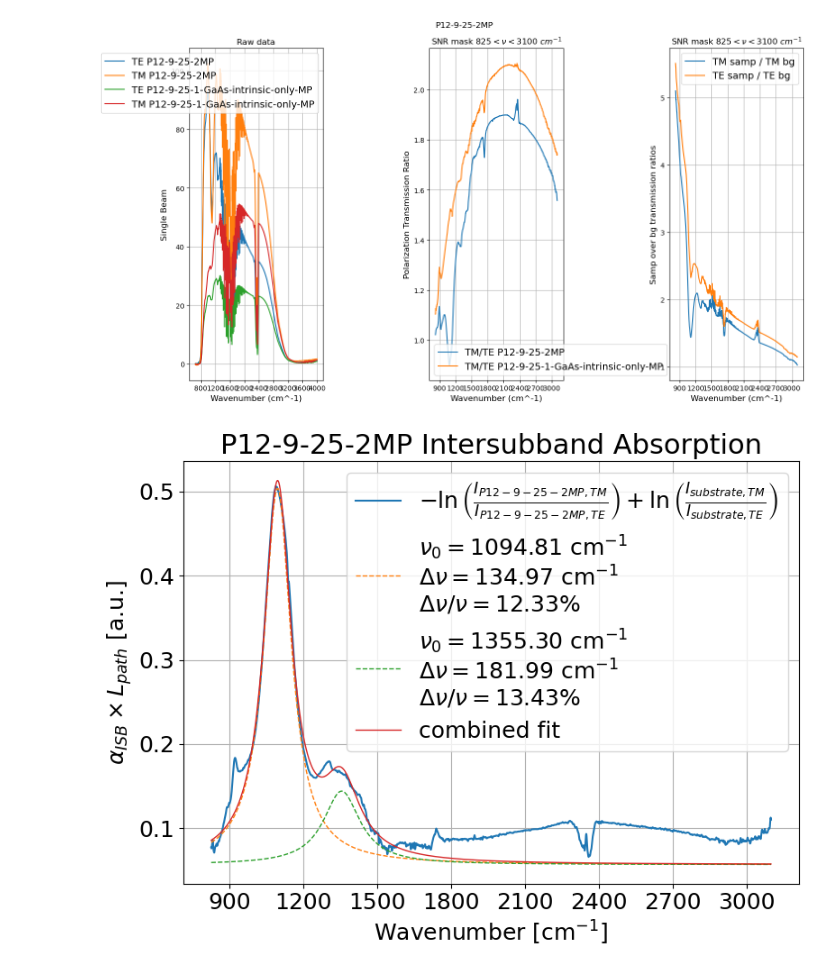
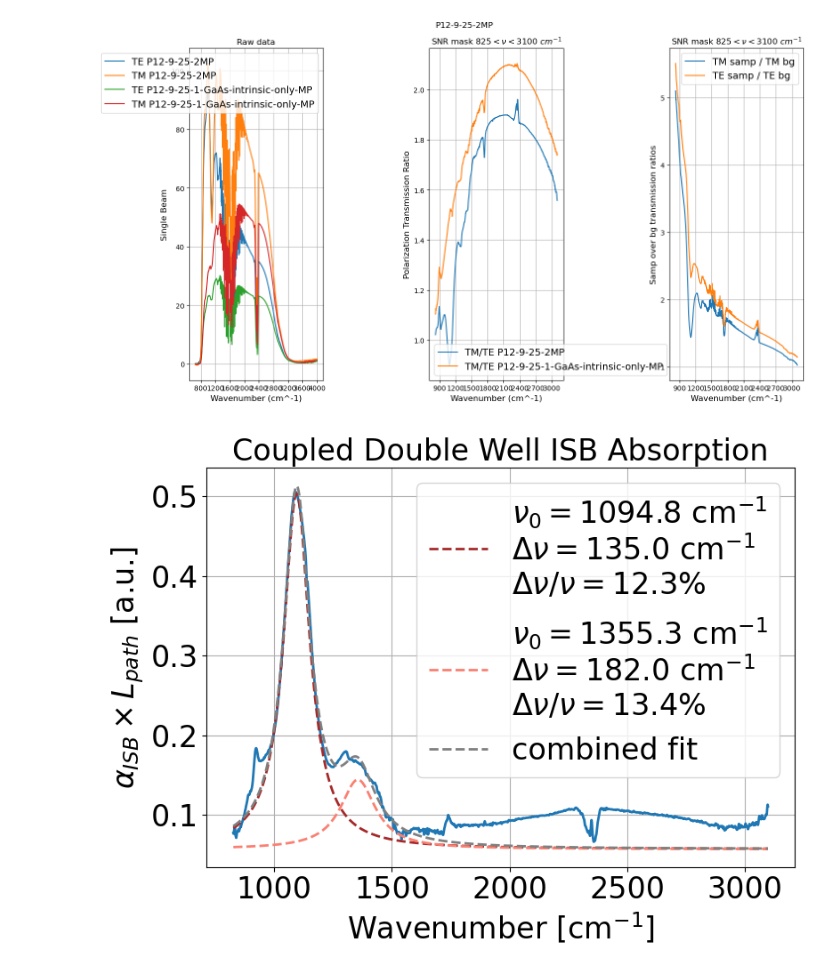
Before and after one commit to sherpsss/FTIR, a Jupyter notebook: 20260205_P12-9-25-2/P12-9-25-2-analysis.ipynb, the cells around one changed output. Drawn from its saved outputs; the diff is of its cells as text; code cells hidden in the pictures.

```diff
--- a/20260205_P12-9-25-2/P12-9-25-2-analysis.ipynb
+++ b/20260205_P12-9-25-2/P12-9-25-2-analysis.ipynb
@@ -62,44 +62,48 @@ plt.savefig(os.path.join(base_dir, sample_name + '_raw_scans_and_ratios.svg'))
 # %% [output]
 [figure]
 # %%
+%matplotlib widget
+
 fig_fits, axs_fits = plt.subplots(figsize=(8, 6))
-base_title = sample_name + ' Intersubband Absorption'
-base_font_size = 18
-title_fontsize = 22
+
+base_title = 'Coupled Double Well' + ' ISB Absorption'
+base_font_size = 24
+title_fontsize = base_font_size
+base_lw = 2.0
 axs_fits.set_title(base_title, fontsize=title_fontsize)
 axs_fits.set_xlabel(r'Wavenumber [$\text{cm}^{-1}$]', fontsize=base_font_size)
 axs_fits.set_ylabel(r'$\alpha_{ISB} \times L_{path}$ [a.u.]', fontsize=base_font_size)
 axs_fits.tick_params(axis='both', which='major', labelsize=base_font_size)
 axs_fits.grid()
-axs_fits.xaxis.set_major_locator(MaxNLocator(integer=True))
+# axs_fits.xaxis.set_major_locator(MaxNLocator(integer=True))
 labelalt = (
-    rf"$-\ln \left(\frac{{I_{{{samp_meas.name},TM}}}}{{I_{{{samp_meas.name},TE}}}}\right)"
+    rf"$-\ln \left(\frac{{I_{{TM}}}}{{I_{{TE}}}}\right)"
     rf"+ \ln \left(\frac{{I_{{{'substrate'},TM}}}}{{I_{{{'substrate'},TE}}}}\right)$"
 )
-samp_meas.plot_alpha_ISB(bg_meas, axs_fits,label=labelalt)
+samp_meas.plot_alpha_ISB(bg_meas, axs_fits,lw=base_lw,add_label=False)
 
 # Single Lorentzian fit
 
 # result_both = fit_nlorentz(
 #     nu_range      = [948, 1594],
 #     nu0_guesses   = [1086, 1300],
 #     kappa_guesses = [50, 100],
 #     wavenum       = wavenum,
 #     alpha_ISB     = alpha_ISB,
 # )
 
 result = samp_meas.fit_nlorentz(
     nu_range    = [948, 1594],
     nu0_guesses   = [1086,1300],
     kappa_guesses = [50,100],
     background  = bg_meas,
 )
-samp_meas.plot_fit(result, axs_fits)
+samp_meas.plot_fit(result, axs_fits,lw=base_lw,component_colors=['brown','salmon'],combined_color='gray')
 
 axs_fits.legend(prop={'size': base_font_size})
 # axs_fits.
 plt.tight_layout()
 # plt.savefig(os.path.join(base_dir, sample_name + '_alpha_ISB.svg'))
 # plt.show()
 # %% [output]
-[figure, old version]
+[figure, new version]
```
Also changed, not shown: 2 other files.
